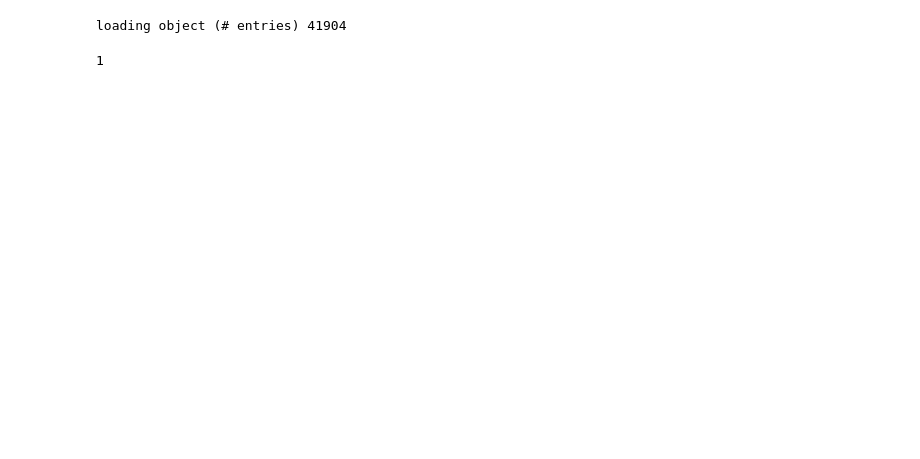
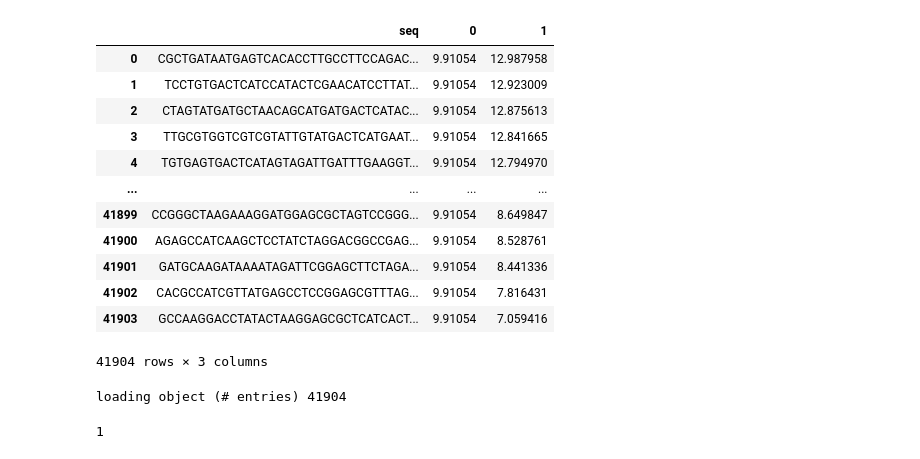
Before and after one commit to theislab/mubind, a Jupyter notebook: notebooks/pbm/01_gcn4.ipynb, the cells around one changed output. Cells and saved outputs as stored; diff of their text form; code cells hidden in the pictures; blank space fills up the shorter version.

```diff
--- a/notebooks/pbm/01_gcn4.ipynb
+++ b/notebooks/pbm/01_gcn4.ipynb
@@ -36,6 +36,22 @@ data[0] = np.log(data[0])
 data[1] = np.log(data[1])
 # %%
 data['seq'] = data['seq'].str[:-23]
+# %%
+data
+# %% [output]
+|  | seq | 0 | 1 |
+| 0 | CGCTGATAATGAGTCACACCTTGCCTTCCAGAC... | 9.91054 | 12.987958 |
+| 1 | TCCTGTGACTCATCCATACTCGAACATCCTTAT... | 9.91054 | 12.923009 |
+| 2 | CTAGTATGATGCTAACAGCATGATGACTCATAC... | 9.91054 | 12.875613 |
+| 3 | TTGCGTGGTCGTCGTATTGTATGACTCATGAAT... | 9.91054 | 12.841665 |
+| 4 | TGTGAGTGACTCATAGTAGATTGATTTGAAGGT... | 9.91054 | 12.794970 |
+| ... | ... | ... | ... |
+| 41899 | CCGGGCTAAGAAAGGATGGAGCGCTAGTCCGGG... | 9.91054 | 8.649847 |
+| 41900 | AGAGCCATCAAGCTCCTATCTAGGACGGCCGAG... | 9.91054 | 8.528761 |
+| 41901 | GATGCAAGATAAAATAGATTCGGAGCTTCTAGA... | 9.91054 | 8.441336 |
+| 41902 | CACGCCATCGTTATGAGCCTCCGGAGCGTTTAG... | 9.91054 | 7.816431 |
+| 41903 | GCCAAGGACCTATACTAAGGAGCGCTCATCACT... | 9.91054 | 7.059416 |
+41904 rows × 3 columns
 # %%
 from matplotlib import rcParams
 rcParams['figure.figsize'] = 5, 1
```
Also changed, not shown: parts of 2 cells of this notebook, 1 other file.
